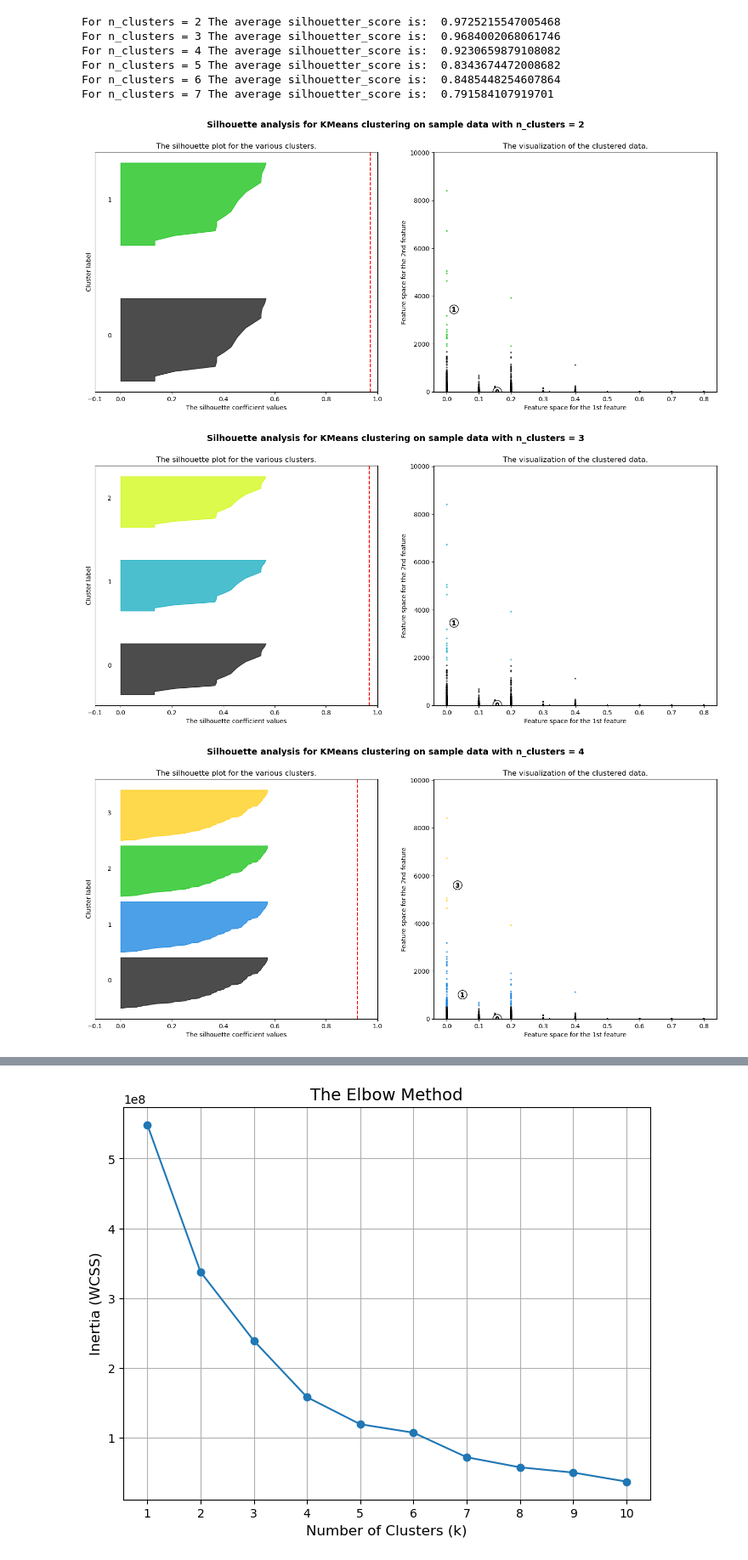
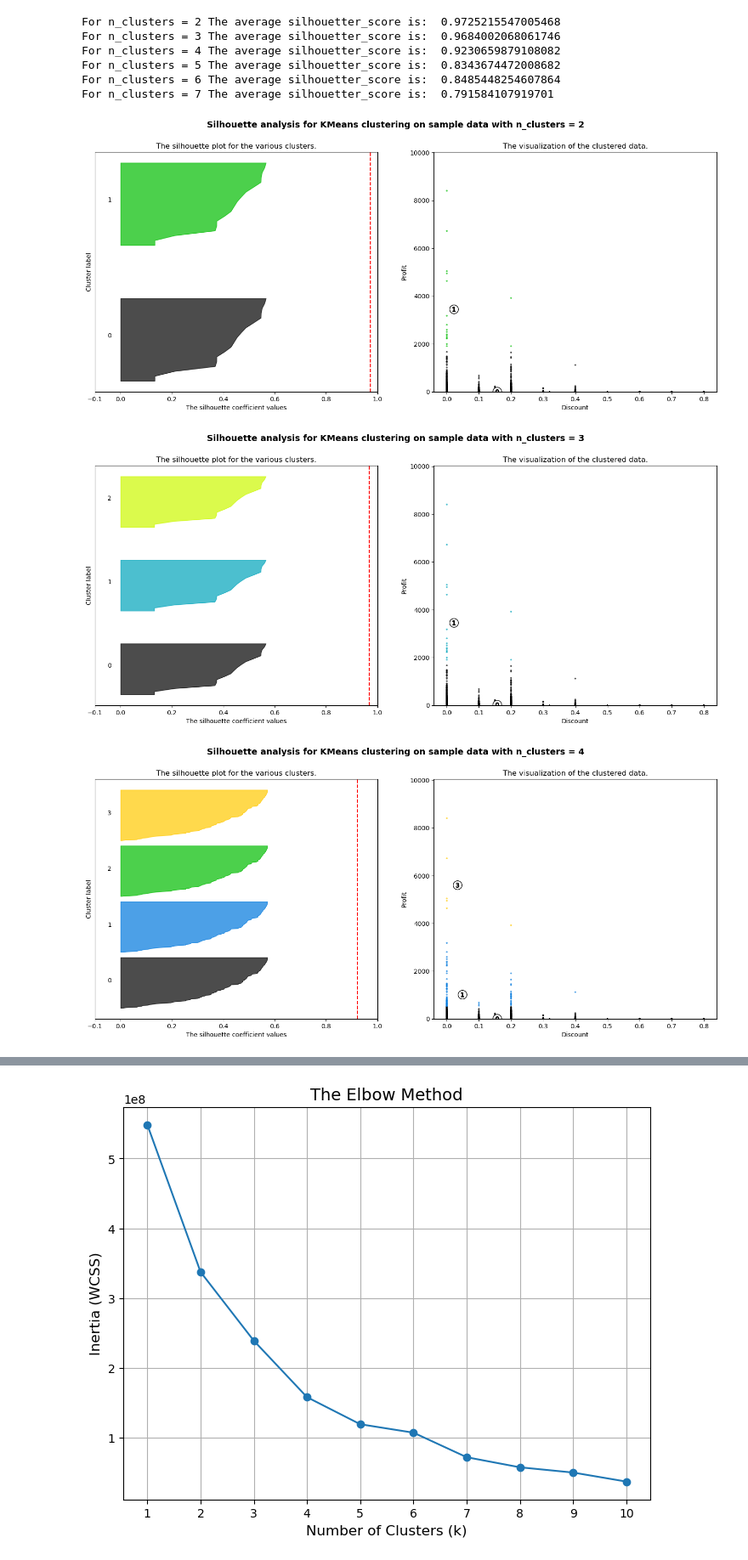
Before and after one commit to enzo253/BI_Analysis, a Jupyter notebook: kmeans_cluster.ipynb, the cells around one changed output, grey strips where cells are left out. Shown at 85% size. Saved outputs shown, nothing was run; the diff lists cells and outputs as text; code cells hidden in the pictures.

```diff
--- a/kmeans_cluster.ipynb
+++ b/kmeans_cluster.ipynb
@@ -77,35 +77,35 @@ for n_clusters in range_n_clusters:
     ax2.scatter(
         centers[:, 0],
         centers[:, 1],
         marker="o",
         c="white",
         alpha=1,
         s=200,
         edgecolor="k",
     )
 
     for i, c in enumerate(centers):
         ax2.scatter(c[0], c[1], marker="$%d$" % i, alpha=1, s=50, edgecolor="k")
 
     ax2.set_title("The visualization of the clustered data.")
-    ax2.set_xlabel("Feature space for the 1st feature")
-    ax2.set_ylabel("Feature space for the 2nd feature")
+    ax2.set_xlabel("Discount")
+    ax2.set_ylabel("Profit")
 
     plt.suptitle(
         "Silhouette analysis for KMeans clustering on sample data with n_clusters = %d"
         % n_clusters,
         fontsize=14,
         fontweight="bold",
     )
 
 plt.show()
 # %% [output]
 For n_clusters = 2 The average silhouetter_score is:  0.9725215547005468
 For n_clusters = 3 The average silhouetter_score is:  0.9684002068061746
 For n_clusters = 4 The average silhouetter_score is:  0.9230659879108082
 For n_clusters = 5 The average silhouetter_score is:  0.8343674472008682
 For n_clusters = 6 The average silhouetter_score is:  0.8485448254607864
 For n_clusters = 7 The average silhouetter_score is:  0.791584107919701
-[figure, old version]
+[figure, new version]
-[figure, old version]
+[figure, new version]
-[figure, old version]
+[figure, new version]
```
Also changed, not shown: parts of 1 cell of this notebook, 5 other files.
